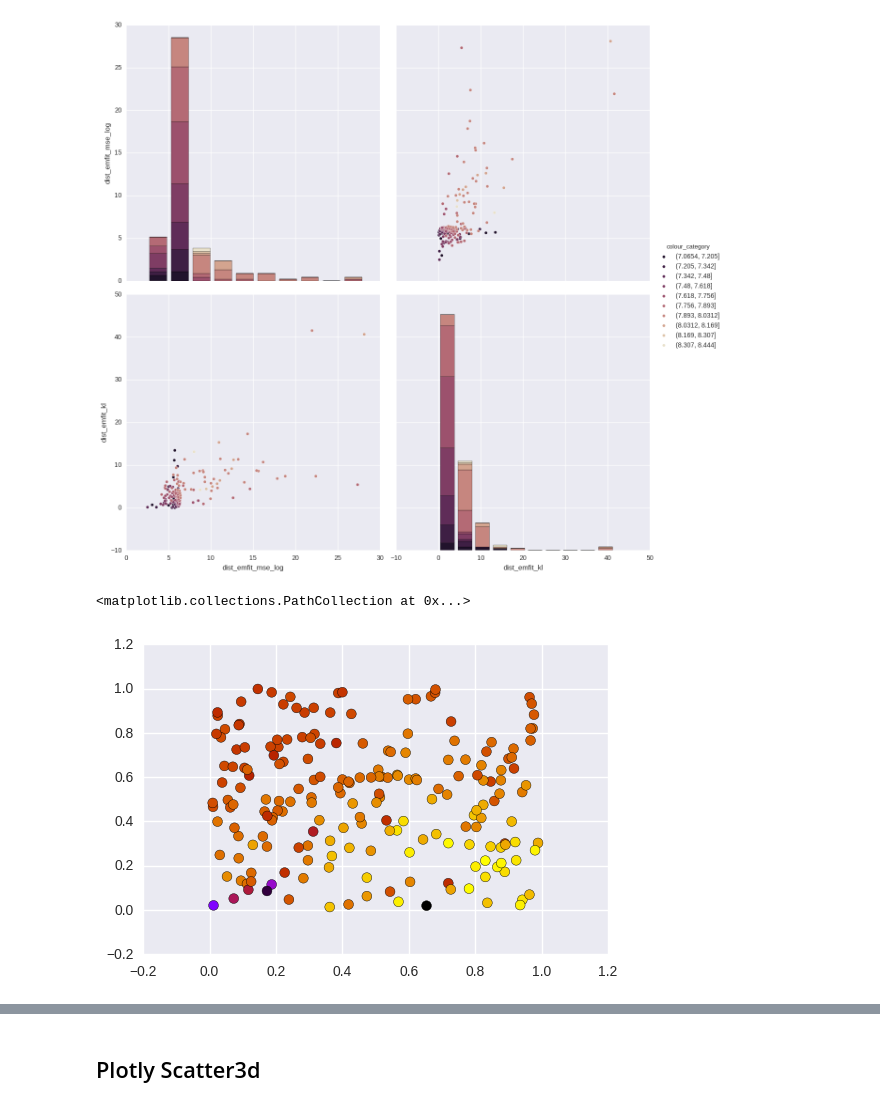
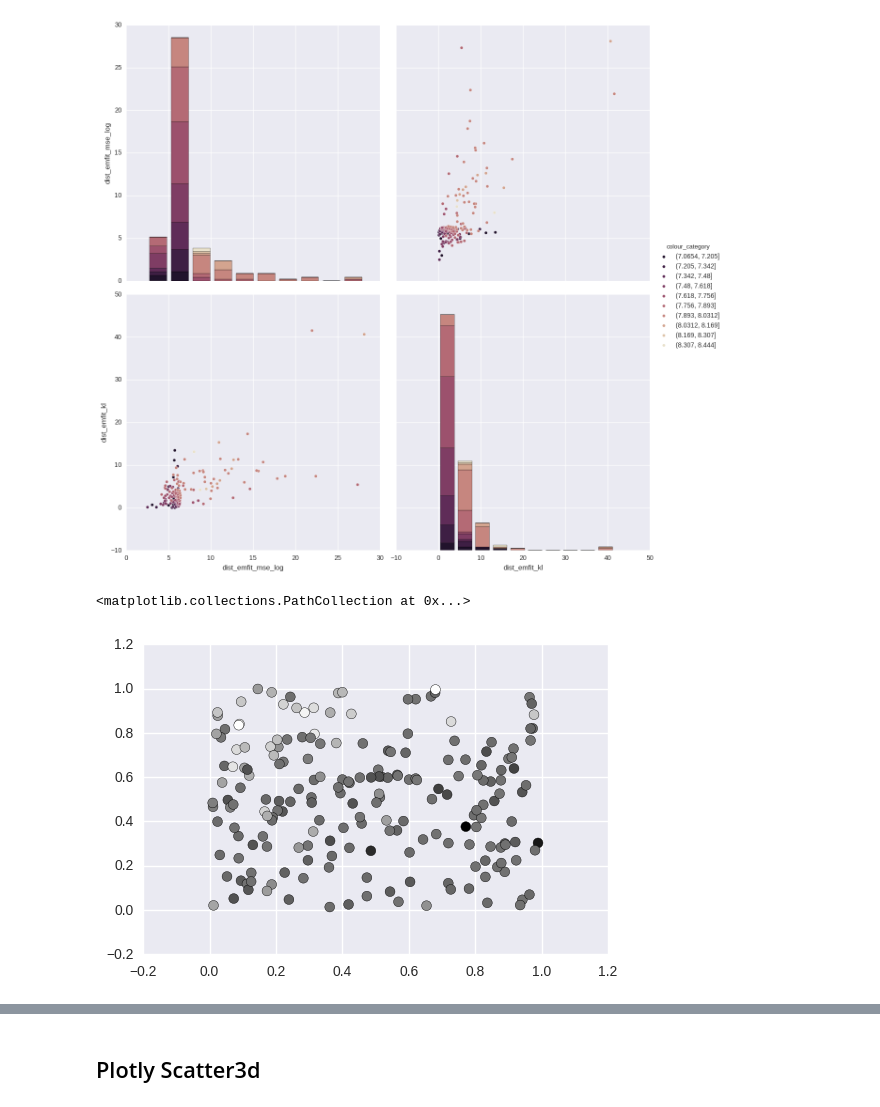
Before and after one commit to Azhag/Bayesian-visual-working-memory, a Jupyter notebook: Experiments/fitexperiment_allt_new_10_2015/notebook_LLcheck_random_fitexperimentallt_sigmaxMratiosigmaoutput_121015.ipynb, the cells around one changed output, grey strips where cells are left out. Saved outputs shown, nothing was run; the diff lists cells and outputs as text; code cells hidden in the pictures.

```diff
--- a/Experiments/fitexperiment_allt_new_10_2015/notebook_LLcheck_random_fitexperimentallt_sigmaxMratiosigmaoutput_121015.ipynb
+++ b/Experiments/fitexperiment_allt_new_10_2015/notebook_LLcheck_random_fitexperimentallt_sigmaxMratiosigmaoutput_121015.ipynb
@@ -259,7 +259,7 @@ sns.pairplot(df_best_fits.assign(colour_category=pd.cut(np.log(df_best_fits['dis
 <seaborn.axisgrid.PairGrid at 0x...>
 [figure]
 # %%
-plt.scatter(df_best_fits.ratio_conj, df_best_fits.sigmax, c=np.log(df_best_fits.dist_nll), cmap='gnuplot_r', s=50)
+plt.scatter(df_best_fits.ratio_conj, df_best_fits.sigmax, c=np.log(df_best_fits.dist_emfit_mse_log), cmap='Greys_r', s=50)
 # %% [output]
 <matplotlib.collections.PathCollection at 0x...>
-[figure, old version]
+[figure, new version]
```
Also changed, not shown: parts of 1 cell of this notebook, 24 other files.
